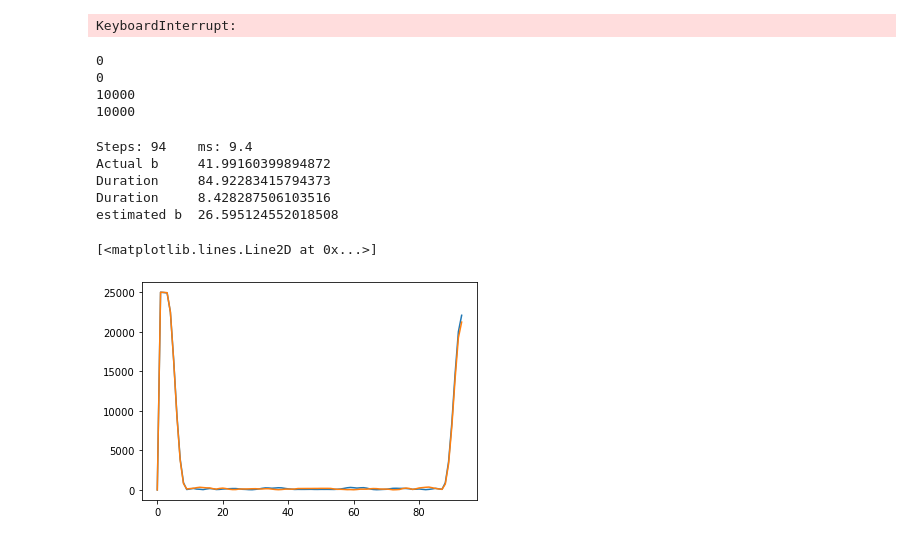
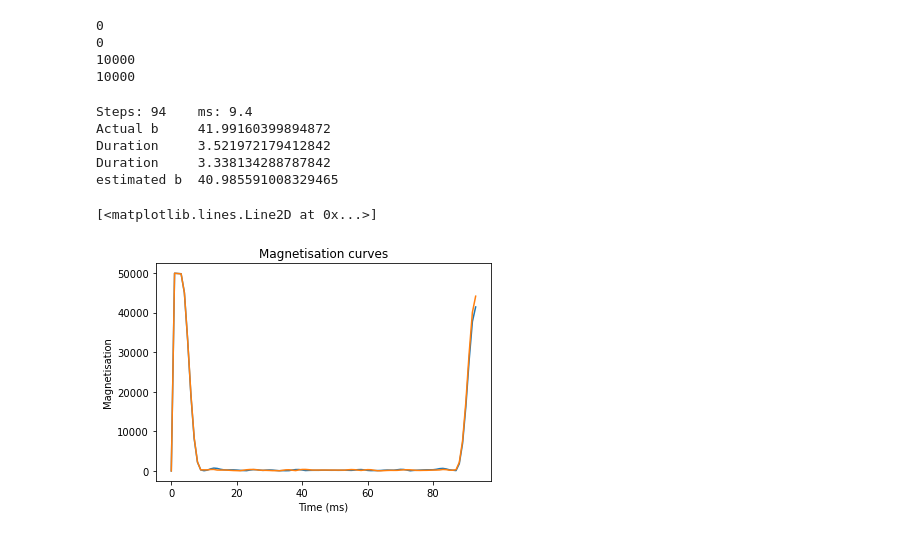
Before and after one commit to 11349875/MRI-Model, a Jupyter notebook: MRI Monte Carlo model.ipynb, the cells around one changed output. Cells and saved outputs as stored; diff of their text form; code cells hidden in the pictures.

```diff
--- a/MRI Monte Carlo model.ipynb
+++ b/MRI Monte Carlo model.ipynb
@@ -371,13 +374,11 @@ for compartment in compartments:
 walls = []
 wallmids = []
 polys = []
-cells = []
+#cells = []
 compartment_wall_mids = np.array(compartment_wall_mids)
 compartment_walls = np.array(compartment_walls)
 compartment_cells = np.asarray(compartment_cells)
 centroid_compartments = np.array(centroid_compartments)
-# %% [output]
-KeyboardInterrupt:
 # %%
 maxx = 0
 maxy = 0
@@ -564,7 +565,7 @@ def simulate(steps, step_size, b0, TR, T2, T1, starting_time, num_particles, gra
     # axis of each spin that changes due to rotation around Y
     axisYrot = []
 
-    # contains all the spins that are either rotated out of phase, or out of equilibrium
+    # contains all the spins that eith
     T1_l = []
     T2_l = []
 
@@ -680,10 +681,8 @@ def simulate(steps, step_size, b0, TR, T2, T1, starting_time, num_particles, gra
 
             # RF pulse, every TR
             if j % (TR) == 0:
-                if i in T1_l:
-                    theta = math.radians(flip)
-                    axisYrot[i] = np.array([0.,1.,0.])
-                    particle_spins_phase_angle[i] = Rotation.from_rotvec(theta * axisYrot[i]).apply(particle_spins_phase_angle[i])
+                theta = math.radians(flip)
+                particle_spins_phase_angle[i] = Rotation.from_rotvec(theta * np.array([0.,1.,0.])).apply(particle_spins_phase_angle[i])
 
             ################################ CELLS
 
@@ -703,6 +702,7 @@ def simulate(steps, step_size, b0, TR, T2, T1, starting_time, num_particles, gra
 
                 # random direction set step size
                 xystep = [random.choice([-step_size,step_size]) for _ in range(3)]
+
                 # Gaussian step size
                 ##xystep = np.random.normal(0,step_size,3)
 
@@ -744,22 +744,24 @@ def simulate(steps, step_size, b0, TR, T2, T1, starting_time, num_particles, gra
 
 
 # Current recommended parameters to change
-num_particles = 25000 # currently divided over all cores
+num_particles = 50000 # currently divided over all cores
 course_grain = 0.1 # time step in ms
 T2 = int(80 / course_grain) # ms
-T1 = int(1100/ course_grain) # ms
+T1 = int(1100 / course_grain) # ms
 gradient_duration = int(4 / course_grain) #ms
 delta = int(5 / course_grain)# ms - make sure it's >= than gradient_duration
 gradient_str =  0.1 / 1000 # T
 D = 1.5*10**-3 # Diffusion coefficient mm/s
-free_diffusion = False # turn collision on or off
+free_diffusion = True # turn collision on or off
 flip = 90 # flip angle in degrees
 
 
 ##################################################################################
 # Other parameters
+starting_time = 2 # Time before first rf pulse in ms
+TE = delta + (gradient_duration) + starting_time # ms
 b0 = 1.5 # Tesla
-TR = int(100000000 / course_grain) # ms - putting this at a higher number means only 1 excitation
+TR = int(1000 / course_grain) # ms - putting this at a higher number means only 1 excitation
 b0 = 1.5 # Tesla
 starting_time = 2 # ms
 steps = TE+2 # signal calculation is done at TE+1
@@ -772,30 +774,35 @@ b = (gradient_str * (gradient_duration * course_grain / 1000) * (42580000*math.p
 print("Actual b    ", b)
 
 
-# run simulate with the amount of cores available (len(os.sched_getaffinity(0) gives the amount of cores)
+# run simulate with the amount of cores available (len(os.sched_getaffinity(0)) gives the amount of cores)
 gradient = True #  gradient is on
 arg = [steps, step_size, b0, TR, T2, T1, starting_time, int(num_particles/len(os.sched_getaffinity(0))), gradient_str, gradient_duration, delta, gradient, compartment_walls, compartment_wall_mids, compartment_cells, centroid_compartments, course_grain, flip, free_diffusion]
 (trans, long), _ = multiT(arg, len(os.sched_getaffinity(0)))
 
 
 # run again without gradient
-gradient = False # gradient is off
-#gradient_str = 0 # not necessary to add but will have the same effect as putting gradient at False but without the speedup
+gradient = False # gradient is off for the second simulation (to get signal attenuation)
+
+# not necessary to add but will have the same effect as putting gradient at False but without the speedup
+# gradient_str = 0
 arg = [steps, step_size, b0, TR, T2, T1, starting_time, int(num_particles/len(os.sched_getaffinity(0))), gradient_str, gradient_duration, delta, gradient, compartment_walls, compartment_wall_mids, compartment_cells, centroid_compartments, course_grain, flip, free_diffusion]
 (trans0, long0), _ = multiT(arg, len(os.sched_getaffinity(0)))
 
-
+# Estimate b
 estimated_b = math.log(trans[TE+1] / trans0[TE+1]) / -D
 print("estimated b ", estimated_b)
 # %% [output]
 Steps: 94    ms: 9.4
 Actual b     41.99160399894872
-Duration     84.92283415794373
-Duration     8.428287506103516
-estimated b  26.595124552018508
+Duration     3.521972179412842
+Duration     3.338134288787842
+estimated b  40.985591008329465
 # %%
+plt.title("Magnetisation curves")
+plt.ylabel("Magnetisation")
+plt.xlabel("Time (ms)")
+plt.plot(trans)
 plt.plot(trans0)
-plt.plot(trans)
 # %% [output]
 [<matplotlib.lines.Line2D at 0x...>]
-[figure, old version]
+[figure, new version]
```
Also changed, not shown: parts of 4 cells of this notebook.
